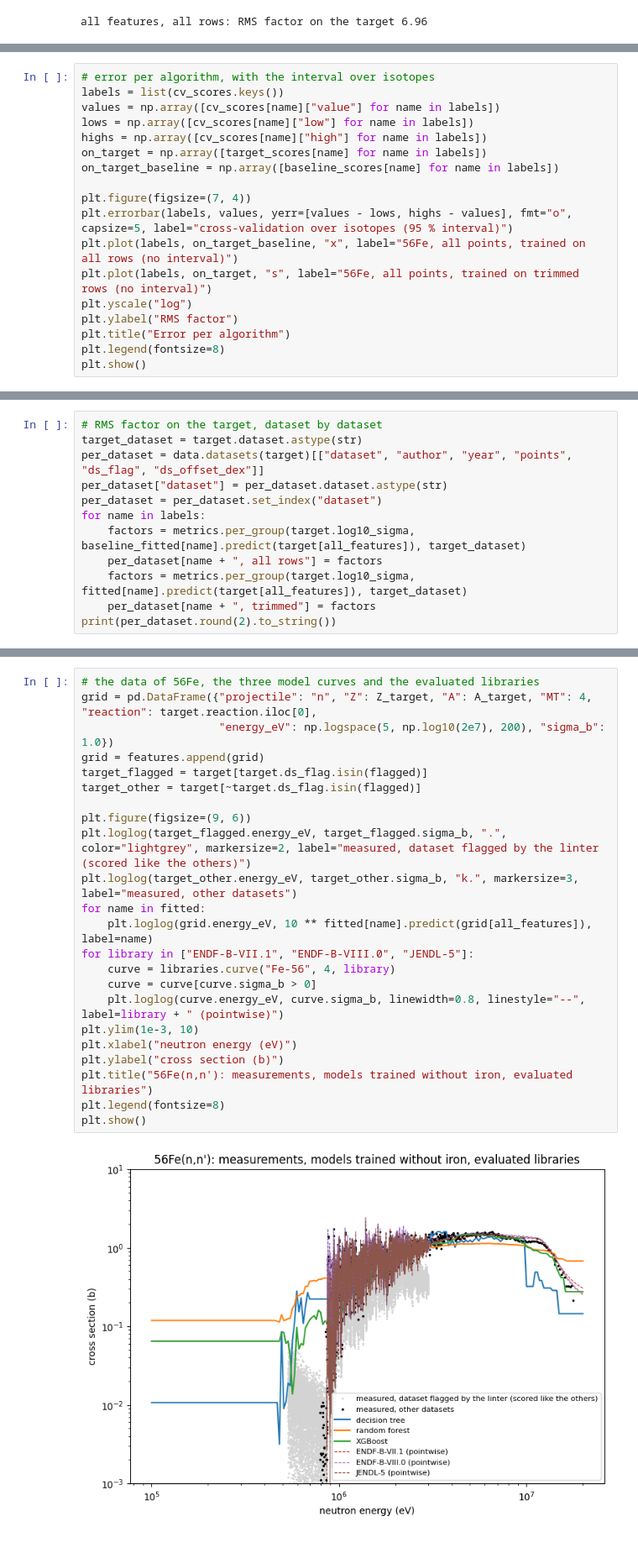
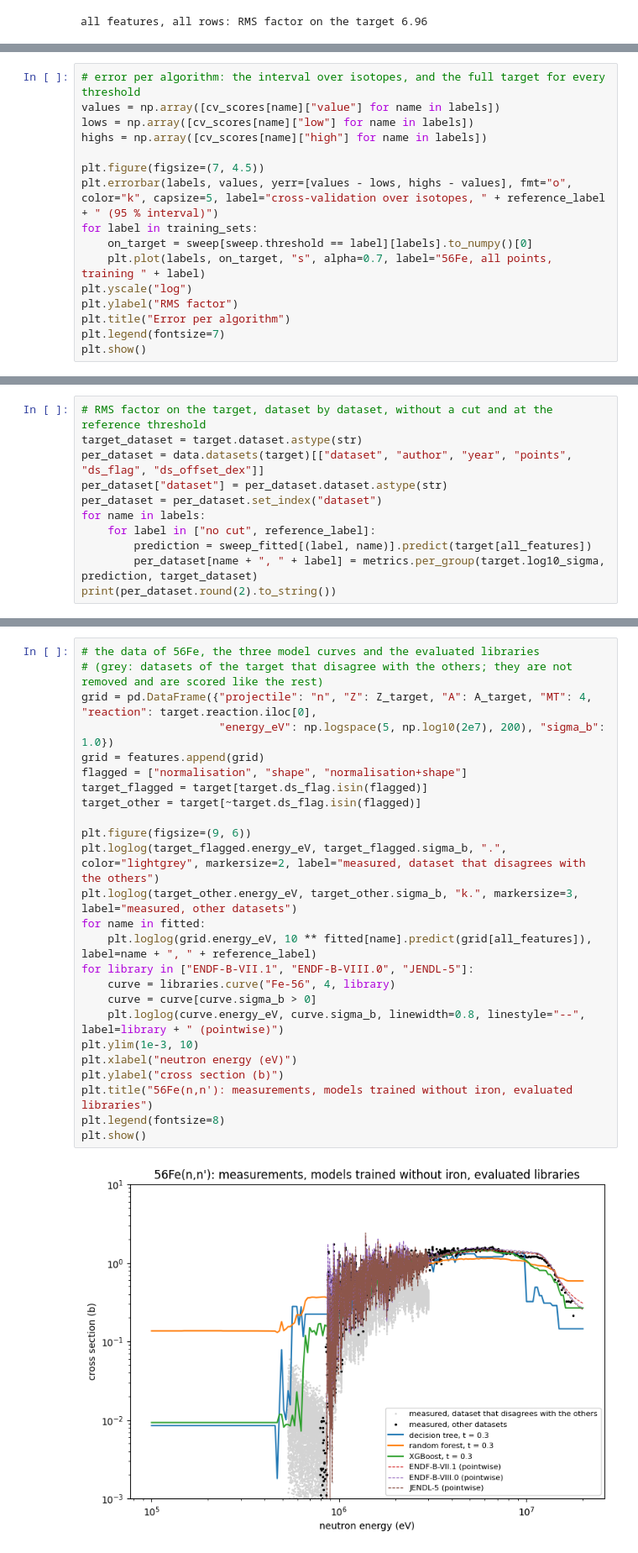
Before and after one commit to WHopkins-git/xsml, a Jupyter notebook: examples/industry_Fe56_inelastic.ipynb, the cells around one changed output, grey strips where cells are left out. Shown at 84% size. Saved outputs shown, nothing was run; the diff lists cells and outputs as text.

```diff
--- a/examples/industry_Fe56_inelastic.ipynb
+++ b/examples/industry_Fe56_inelastic.ipynb
@@ -136,19 +160,17 @@ XGBoost CV RMS factor 4.19 [ 2.24 , 5.93 ]  full target: all training rows 6.96
 # %%
-# error per algorithm, with the interval over isotopes
-labels = list(cv_scores.keys())
+# error per algorithm: the interval over isotopes, and the full target for every threshold
 values = np.array([cv_scores[name]["value"] for name in labels])
 lows = np.array([cv_scores[name]["low"] for name in labels])
 highs = np.array([cv_scores[name]["high"] for name in labels])
-on_target = np.array([target_scores[name] for name in labels])
-on_target_baseline = np.array([baseline_scores[name] for name in labels])
 
-plt.figure(figsize=(7, 4))
-plt.errorbar(labels, values, yerr=[values - lows, highs - values], fmt="o", capsize=5, label="cross-validation over isotopes (95 % interval)")
-plt.plot(labels, on_target_baseline, "x", label="56Fe, all points, trained on all rows (no interval)")
-plt.plot(labels, on_target, "s", label="56Fe, all points, trained on trimmed rows (no interval)")
+plt.figure(figsize=(7, 4.5))
+plt.errorbar(labels, values, yerr=[values - lows, highs - values], fmt="o", color="k", capsize=5, label="cross-validation over isotopes, " + reference_label + " (95 % interval)")
+for label in training_sets:
+    on_target = sweep[sweep.threshold == label][labels].to_numpy()[0]
+    plt.plot(labels, on_target, "s", alpha=0.7, label="56Fe, all points, training " + label)
 plt.yscale("log")
 plt.ylabel("RMS factor")
 plt.title("Error per algorithm")
-plt.legend(fontsize=8)
+plt.legend(fontsize=7)
 plt.show()
 # %% [output]
@@ -156,13 +178,12 @@ plt.show()
 # %%
-# RMS factor on the target, dataset by dataset
+# RMS factor on the target, dataset by dataset, without a cut and at the reference threshold
 target_dataset = target.dataset.astype(str)
 per_dataset = data.datasets(target)[["dataset", "author", "year", "points", "ds_flag", "ds_offset_dex"]]
 per_dataset["dataset"] = per_dataset.dataset.astype(str)
 per_dataset = per_dataset.set_index("dataset")
 for name in labels:
-    factors = metrics.per_group(target.log10_sigma, baseline_fitted[name].predict(target[all_features]), target_dataset)
-    per_dataset[name + ", all rows"] = factors
-    factors = metrics.per_group(target.log10_sigma, fitted[name].predict(target[all_features]), target_dataset)
-    per_dataset[name + ", trimmed"] = factors
+    for label in ["no cut", reference_label]:
+        prediction = sweep_fitted[(label, name)].predict(target[all_features])
+        per_dataset[name + ", " + label] = metrics.per_group(target.log10_sigma, prediction, target_dataset)
 print(per_dataset.round(2).to_string())
 # %% [output]
@@ -180,28 +201,30 @@ dataset
 # %%
 # the data of 56Fe, the three model curves and the evaluated libraries
+# (grey: datasets of the target that disagree with the others; they are not removed and are scored like the rest)
 grid = pd.DataFrame({"projectile": "n", "Z": Z_target, "A": A_target, "MT": 4, "reaction": target.reaction.iloc[0],
                      "energy_eV": np.logspace(5, np.log10(2e7), 200), "sigma_b": 1.0})
 grid = features.append(grid)
+flagged = ["normalisation", "shape", "normalisation+shape"]
 target_flagged = target[target.ds_flag.isin(flagged)]
 target_other = target[~target.ds_flag.isin(flagged)]
 
 plt.figure(figsize=(9, 6))
-plt.loglog(target_flagged.energy_eV, target_flagged.sigma_b, ".", color="lightgrey", markersize=2, label="measured, dataset flagged by the linter (scored like the others)")
+plt.loglog(target_flagged.energy_eV, target_flagged.sigma_b, ".", color="lightgrey", markersize=2, label="measured, dataset that disagrees with the others")
 plt.loglog(target_other.energy_eV, target_other.sigma_b, "k.", markersize=3, label="measured, other datasets")
 for name in fitted:
-    plt.loglog(grid.energy_eV, 10 ** fitted[name].predict(grid[all_features]), label=name)
+    plt.loglog(grid.energy_eV, 10 ** fitted[name].predict(grid[all_features]), label=name + ", " + reference_label)
 for library in ["ENDF-B-VII.1", "ENDF-B-VIII.0", "JENDL-5"]:
     curve = libraries.curve("Fe-56", 4, library)
     curve = curve[curve.sigma_b > 0]
     plt.loglog(curve.energy_eV, curve.sigma_b, linewidth=0.8, linestyle="--", label=library + " (pointwise)")
 plt.ylim(1e-3, 10)
 plt.xlabel("neutron energy (eV)")
 plt.ylabel("cross section (b)")
 plt.title("56Fe(n,n'): measurements, models trained without iron, evaluated libraries")
 plt.legend(fontsize=8)
 plt.show()
 # %% [output]
-[figure, old version]
+[figure, new version]
 # %%
 # log every score
 log = "score_log_examples.csv"
```
Also changed, not shown: parts of 5 cells of this notebook.
